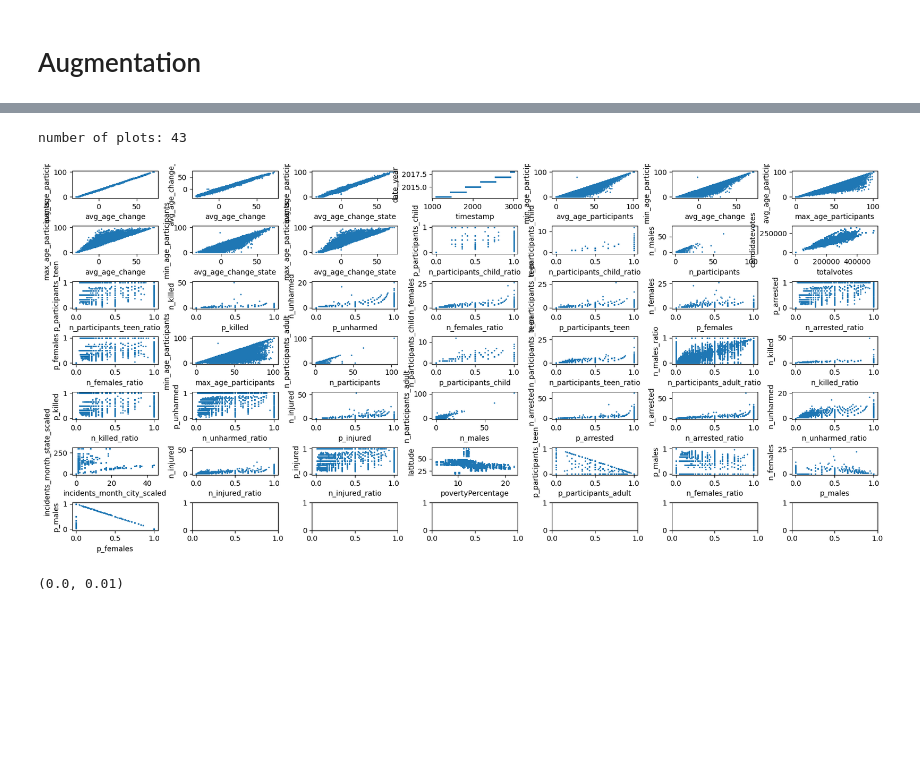
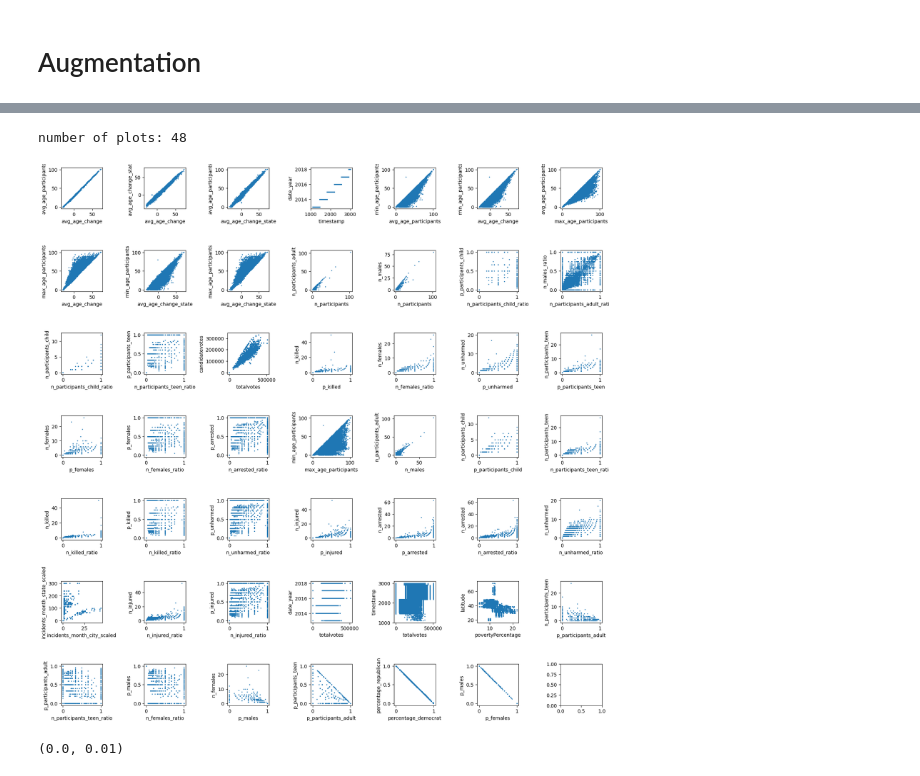
Before and after one commit to gentannipea/DataMining-2023, a Jupyter notebook: notebooks/simone/DC.ipynb, the cells around one changed output, grey strips where cells are left out. Drawn from its saved outputs; the diff is of its cells as text; code cells hidden in the pictures; blank space fills up the shorter version.

```diff
--- a/notebooks/simone/DC.ipynb
+++ b/notebooks/simone/DC.ipynb
@@ -253,8 +271,6 @@ print(tabulate(pd.DataFrame(cincidents.isnull().sum(axis=0)).T, headers='keys',
 
 # cincidents['n_nan'] = cincidents.isnull().sum(axis=1)
 # cincidents['n_nan'].value_counts().sort_index().plot.bar()
-
-mfdslkmfdslk = cincidents[(cincidents[['n_participants', 'n_males', 'n_females', 'n_participants_child', 'n_participants_teen', 'n_participants_adult', 'n_killed', 'n_injured', 'n_arrested', 'n_unharmed']].isnull().sum(axis=1) == 10)]
 
 # 425 bad rows
 cincidents = cincidents[~cincidents['congressional_district'].isnull()]
@@ -273,6 +289,8 @@ print(cincidents.shape[0] / incidents.shape[0])
 for col in cincidents.select_dtypes(include=['float64']).columns:
     median = cincidents[col].median()
     cincidents[col] = cincidents[col].fillna(median)
+# Recheck all participant groups sum to n_participants
+cincidents = cincidents.mapply(nannifyErrors, axis=1)
 
 
 # set as number of days since 2010-01-01
@@ -565,6 +466,15 @@ augmented_incidents = augmented_incidents.reset_index()
 # scale previous measures on totalVotes
 augmented_incidents['incidents_month_state_scaled'] = augmented_incidents['incidents_month_state'] / augmented_incidents['totalvotes']
 augmented_incidents['incidents_month_city_scaled'] = augmented_incidents['incidents_month_city'] / augmented_incidents['totalvotes']
+
+# Percentage of REPUBLICAN and DEMOCRAT votes
+REP_df = augmented_incidents[augmented_incidents['party'] == 'REPUBLICAN'].copy()
+DEM_df = augmented_incidents[augmented_incidents['party'] == 'DEMOCRAT'].copy()
+REP_df['percentage_republican'] = REP_df['candidatevotes'] / REP_df['totalvotes']
+REP_df['percentage_democrat'] = 1 - (REP_df['candidatevotes'] / REP_df['totalvotes'])
+DEM_df['percentage_democrat'] = DEM_df['candidatevotes'] / DEM_df['totalvotes']
+DEM_df['percentage_republican'] = 1 - (DEM_df['candidatevotes'] / DEM_df['totalvotes'])
+augmented_incidents = pd.concat([REP_df, DEM_df], ignore_index=True).reset_index(drop=True)
 # %%
 corr = augmented_incidents.corr(numeric_only=True)
 k = 3
@@ -587,22 +497,22 @@ plt.show()
 # %%
 # fetch only corrs that are 0.5 or more
 f_corr = corr.where((corr > 0.5) | (corr < -0.5)).dropna(how='all', axis=0).dropna(how='all', axis=1)
 f_corr = f_corr.where((corr < 0.9) | (corr > -0.9)).dropna(how='all', axis=0).dropna(how='all', axis=1)
 f_corr = f_corr.unstack().dropna().sort_values(kind="quicksort", ascending=False)
 print(f"number of plots: {f_corr.shape[0]}")
 # scatter plots of the most correlated pairs
-fig, axs = plt.subplots(int(np.ceil(np.sqrt(len(f_corr)))), int(np.ceil(np.sqrt(len(f_corr)))), figsize=(20, 9))
+fig, axs = plt.subplots(int(np.ceil(np.sqrt(len(f_corr)))), int(np.ceil(np.sqrt(len(f_corr)))), figsize=(20, 20))
 # add some space between subplots
-fig.subplots_adjust(hspace=1, wspace=0.4)
+fig.subplots_adjust(hspace=1, wspace=1)
 for i, (col1, col2) in enumerate(f_corr.index):
     ax = axs[i // int(np.ceil(np.sqrt(len(f_corr)))), i % int(np.ceil(np.sqrt(len(f_corr))))] if len(f_corr) > 1 else axs
     ax.scatter(augmented_incidents[col1], augmented_incidents[col2], s=1)
     ax.set_xlabel(col1)
     ax.set_ylabel(col2)
 fig.show()
 # %% [output]
-number of plots: 43
+number of plots: 48
-[figure, old version]
+[figure, new version]
 # %%
 plt.scatter(augmented_incidents['povertyPercentage'], augmented_incidents['incidents_month_state_scaled'], s=1)
 plt.ylim(0, 0.01)
```
Also changed, not shown: parts of 7 cells of this notebook.
